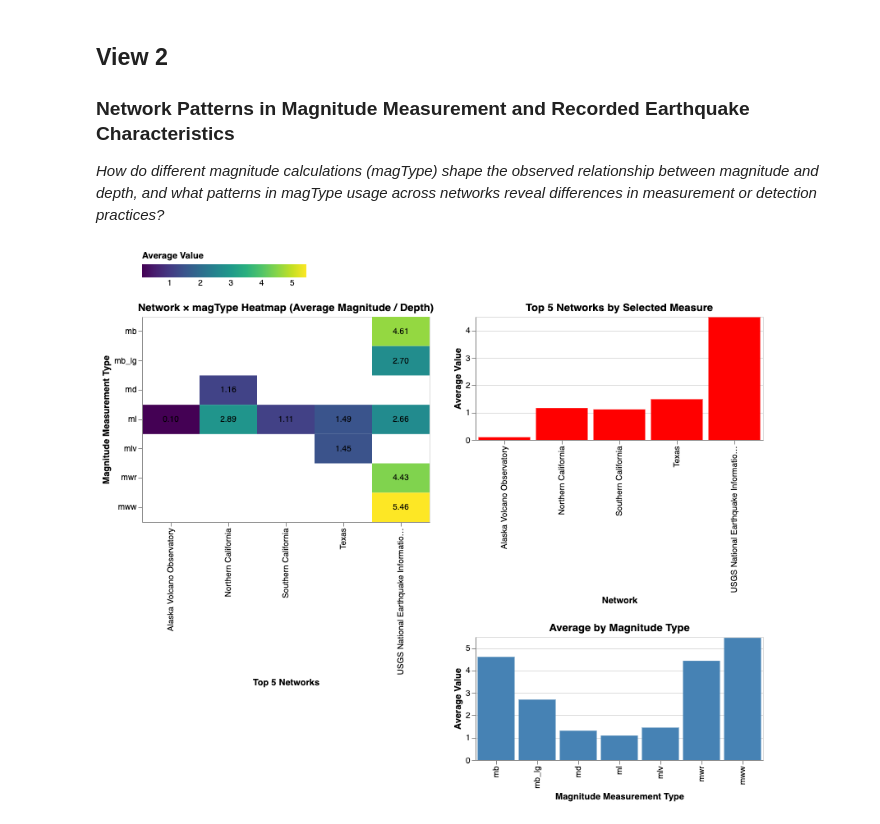
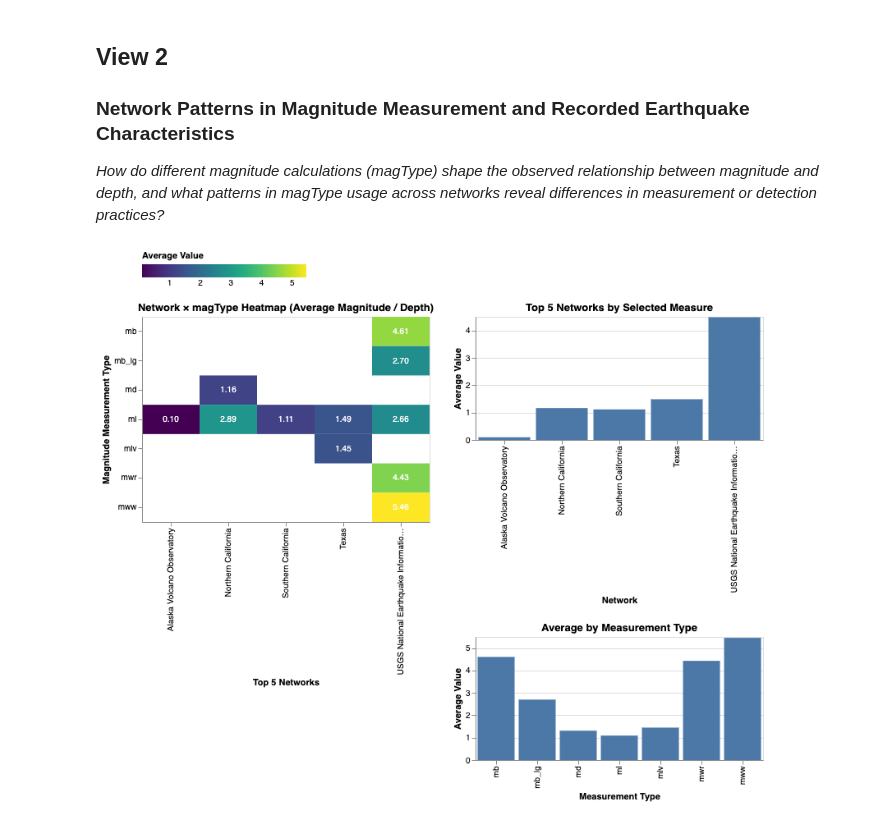
Before and after one commit to lunamgulec/DSCI320_Global-Earthquakes_project-teama, a Jupyter notebook: analysis/Luna/notebook/view2.ipynb, the cells around one changed output. Cells and saved outputs as stored; diff of their text form; code cells hidden in the pictures.

```diff
--- a/analysis/Luna/notebook/view2.ipynb
+++ b/analysis/Luna/notebook/view2.ipynb
@@ -77,7 +77,7 @@ heatmap = alt.Chart(network_magtype_avg).mark_rect().encode(
 # optional: add text on top of squares
 text = heatmap.mark_text(baseline='middle', fontSize=10).encode(
     text=alt.Text('value:Q', format=".2f"),
-    color=alt.value('black')
+    color=alt.value('white')
 )
 heatmap = heatmap + text
 
@@ -92,41 +92,41 @@ avg_by_magtype = avg_by_magtype.melt(
     value_name='value'
 )
 
-bar_magtype = alt.Chart(avg_by_magtype).mark_bar(color='steelblue').encode(
-    alt.X('magType:N', title='Magnitude Measurement Type'),
+bar_magtype = alt.Chart(avg_by_magtype).mark_bar().encode(
+    alt.X('magType:N', title='Measurement Type'),
     alt.Y('value:Q', title='Average Value'),
     tooltip=['magType:N','value:Q']
 ).transform_filter(
     alt.datum.measure_type == measure_param
 ).add_params(
     measure_param
 ).properties(
     width=350,
     height=150,
-    title='Average by Magnitude Type'
+    title='Average by Measurement Type'
 )
 
 # ----------
 # BAR CHART FOR AVERAGE PER NETWORK, TOP 5 NETWORKS, FOR SELECTED MEASURE (mag or depth)
 # ----------
-bar_network = alt.Chart(network_avg).mark_bar(color='red').encode(
+bar_network = alt.Chart(network_avg).mark_bar().encode(
     alt.X('net_full:N', title='Network'),
     alt.Y('value:Q', title='Average Value'),
     tooltip=['net_full:N', 'value:Q']
 ).transform_filter(
     alt.datum.measure_type == measure_param
 ).add_params(
     measure_param
 ).properties(
     width=350,
     height=150,
     title='Top 5 Networks by Selected Measure'
 )
 
 # ----------
 # FINAL LAYOUT
 # ----------
 final_view2 = (heatmap | bar_network & bar_magtype)
 final_view2
 # %% [output]
-[figure, old version]
+[figure, new version]
```
Also changed, not shown: 1 other file.
